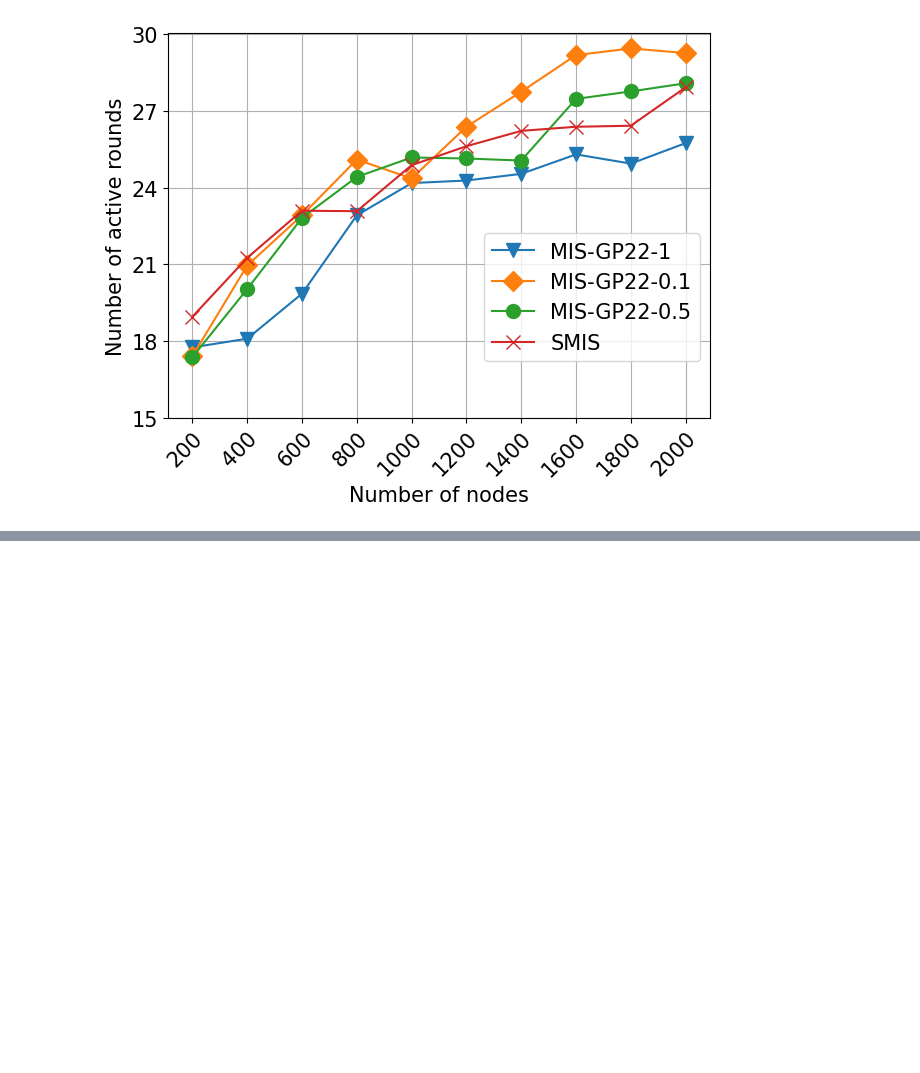
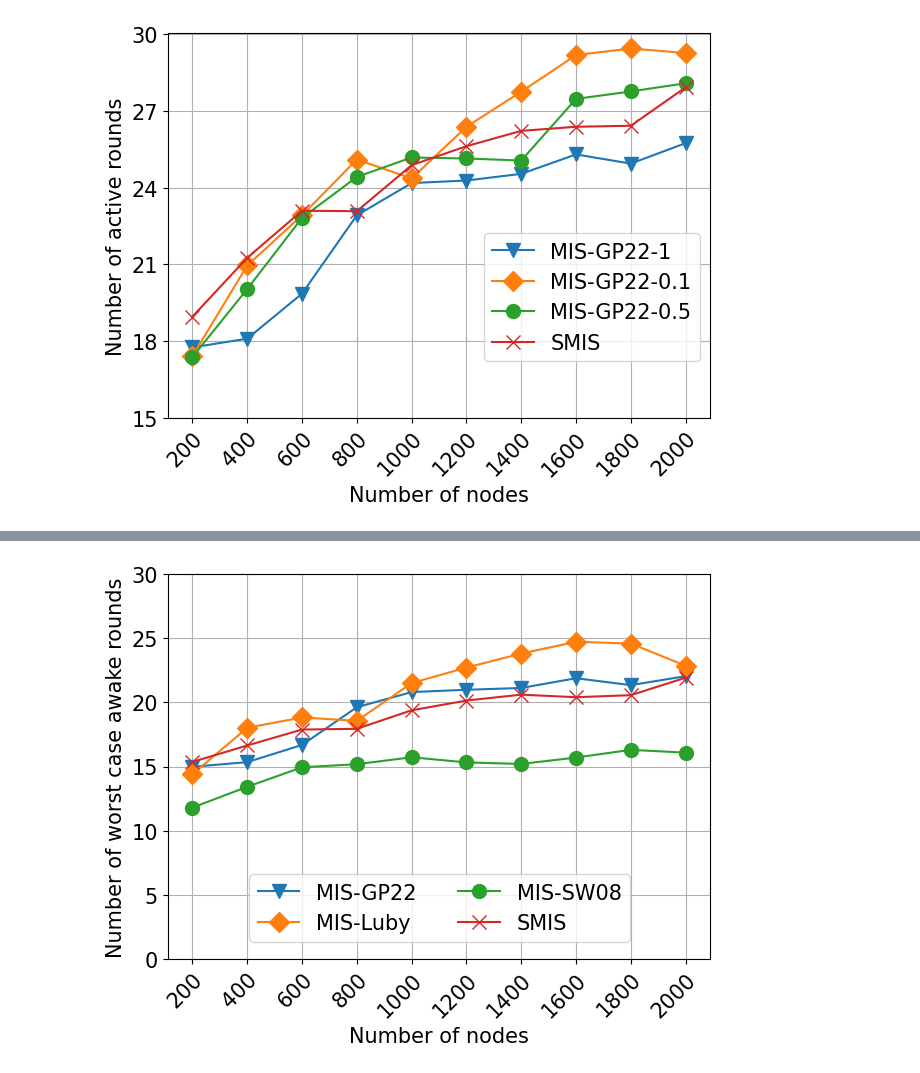
Before and after one commit to lamductan/SCDS, a Jupyter notebook: Stat_results_MIS.ipynb, the cells around one changed output, grey strips where cells are left out. Drawn from its saved outputs; the diff is of its cells as text; code cells hidden in the pictures; blank space fills up the shorter version.

```diff
--- a/Stat_results_MIS.ipynb
+++ b/Stat_results_MIS.ipynb
@@ -283,4 +301,6 @@ plt.savefig("stat/mis_average_awake.pdf", bbox_inches="tight")
 # %%
-plot_df_1(df_worst_case_awake, figsize=(7,5), bbox_to_anchor=(0.4, 0, 0.4, 0.95), y_ticks=np.arange(0,31,5),
+plot_df_1(df_worst_case_awake, figsize=(7,5), bbox_to_anchor=(0.4, 0, 0.4, 0.3), y_ticks=np.arange(0,31,5),
           y_label="Number of worst case awake rounds")
 plt.savefig("stat/mis_worst_case_awake.pdf", bbox_inches="tight")
+# %% [output]
+[figure, added]
```
Also changed, not shown: parts of 12 cells of this notebook, 9 other files.
